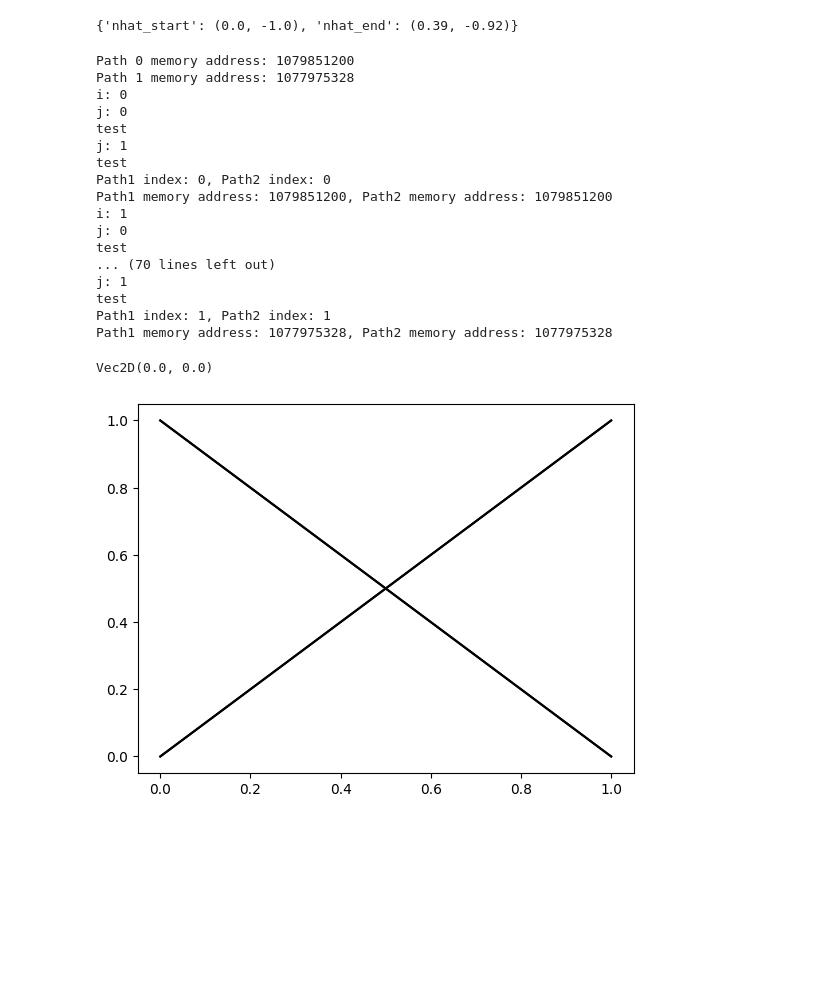
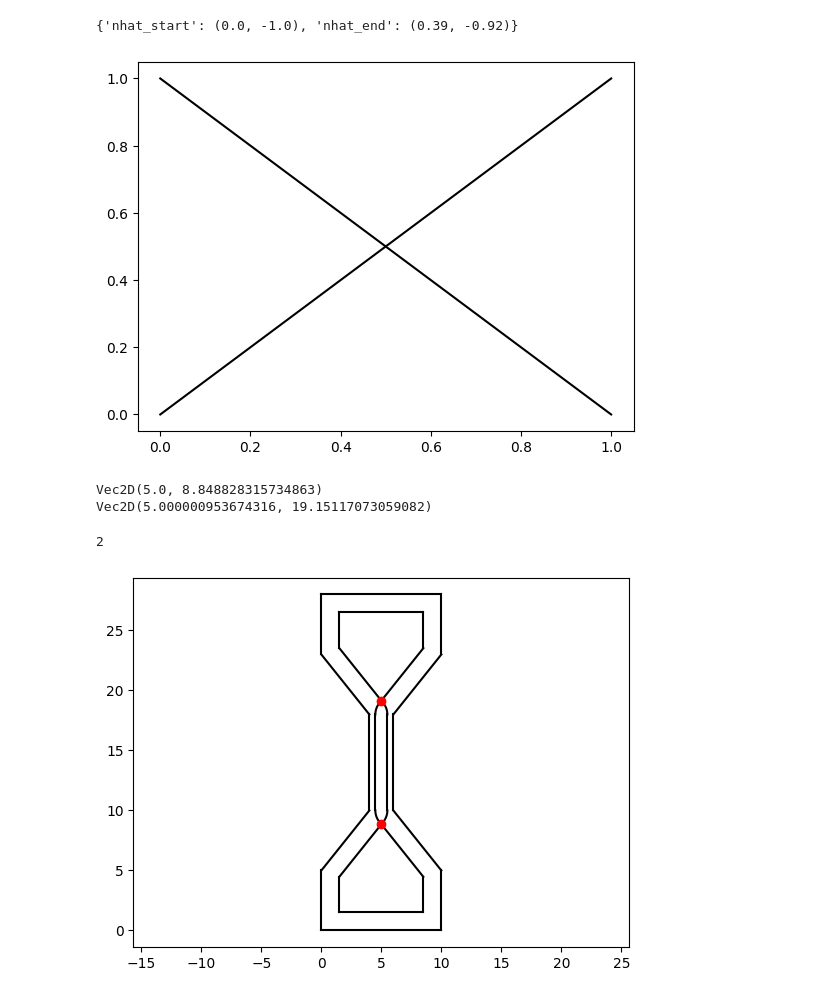
Before and after one commit to TheMarkster/pycam, a Jupyter notebook: notebooks/cython_test.ipynb, the cells around one changed output. Saved outputs shown, nothing was run; the diff lists cells and outputs as text; code cells hidden in the pictures; blank space fills up the shorter version.

Commit message:
Intersection implemented with known bugs at edge cases. Culling WIP (~75% done).

```diff
--- a/notebooks/cython_test.ipynb
+++ b/notebooks/cython_test.ipynb
@@ -160,33 +207,44 @@ print_segment_info(path2.segments()[0])
 # %%
 from geometry import intersections, Path, LineSegment, Vec2D
 
-path1 = Path.from_compact_array(np.array([[0, 0, 0], [1, 1, 0]]).astype(np.float32), False)
-path2 = Path.from_compact_array(np.array([[1, 0, 0], [0, 1, 0]]).astype(np.float32), False)
+path1 = Path.from_compact_array(
+    np.array([[0, 0, 0], [1, 1, 0]]).astype(np.float32),
+    False
+)
+path2 = Path.from_compact_array(
+    np.array([[1, 0, 0], [0, 1, 0]]).astype(np.float32),
+    False
+)
 
 ax = plt.gca()
 draw_path(ax, path1)
 draw_path(ax, path2)
 
 test = intersections([path1, path2])
-
-path1.segments()[1].end
 # %% [output]
-Path 0 memory address: 1079851200
-Path 1 memory address: 1077975328
-i: 0
-j: 0
-test
-j: 1
-test
-Path1 index: 0, Path2 index: 0
-Path1 memory address: 1079851200, Path2 memory address: 1079851200
-i: 1
-j: 0
-test
-... (70 lines left out)
-j: 1
-test
-Path1 index: 1, Path2 index: 1
-Path1 memory address: 1077975328, Path2 memory address: 1077975328
-Vec2D(0.0, 0.0)
 [figure]
+# %%
+from geometry import intersections, Path, LineSegment, Vec2D
+
+ax = plt.gca()
+path = load_dxf("dogbone_test.dxf")
+draw_path(ax, path)
+path = path.offset(-1.5)
+
+
+draw_path(ax, path)
+
+test = intersections([path])
+
+for i in test:
+    p = i['point']
+    print(p)
+    plt.plot(p.x, p.y, 'ro')
+
+plt.axis('equal')
+len(test)
+# %% [output]
+Vec2D(5.0, 8.848828315734863)
+Vec2D(5.000000953674316, 19.15117073059082)
+2
+[figure, added]
```
Also changed, not shown: parts of 12 cells of this notebook, 21 other files.
